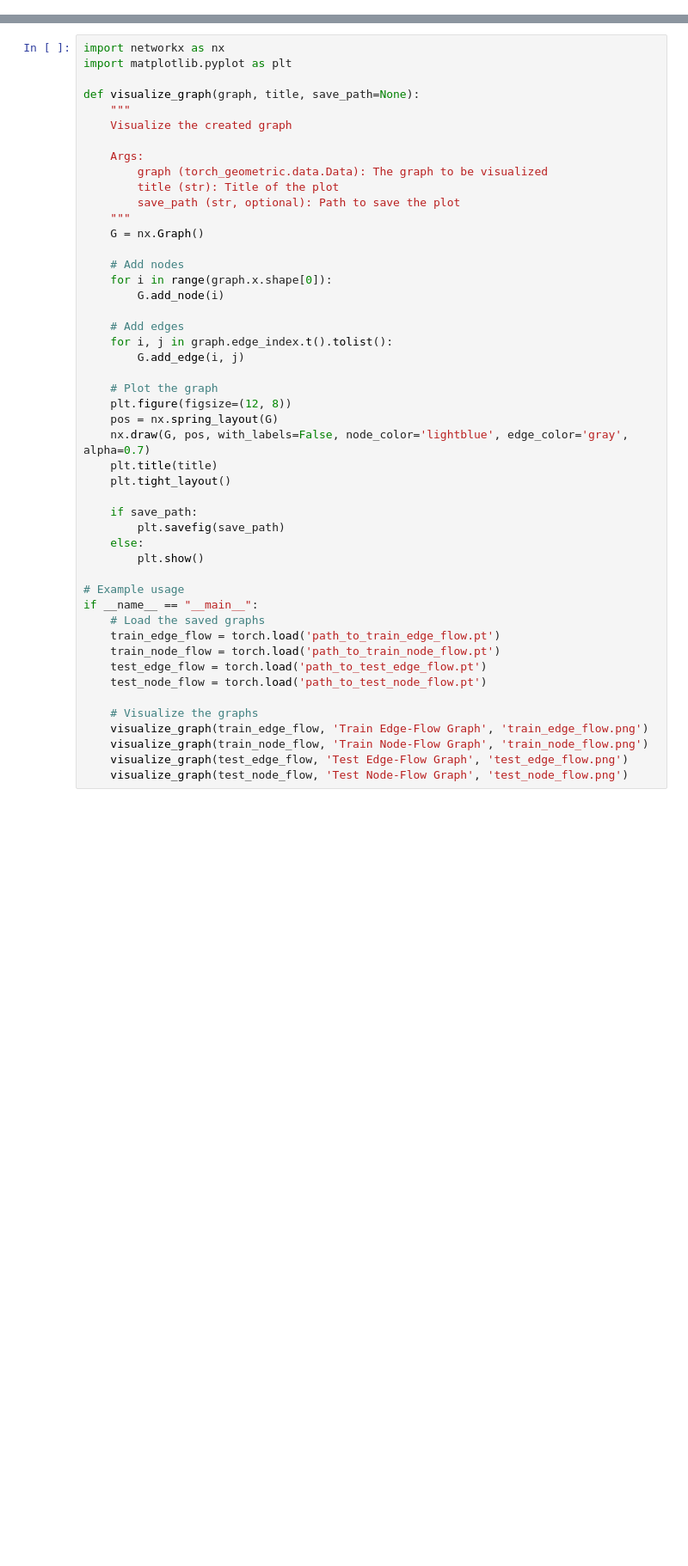
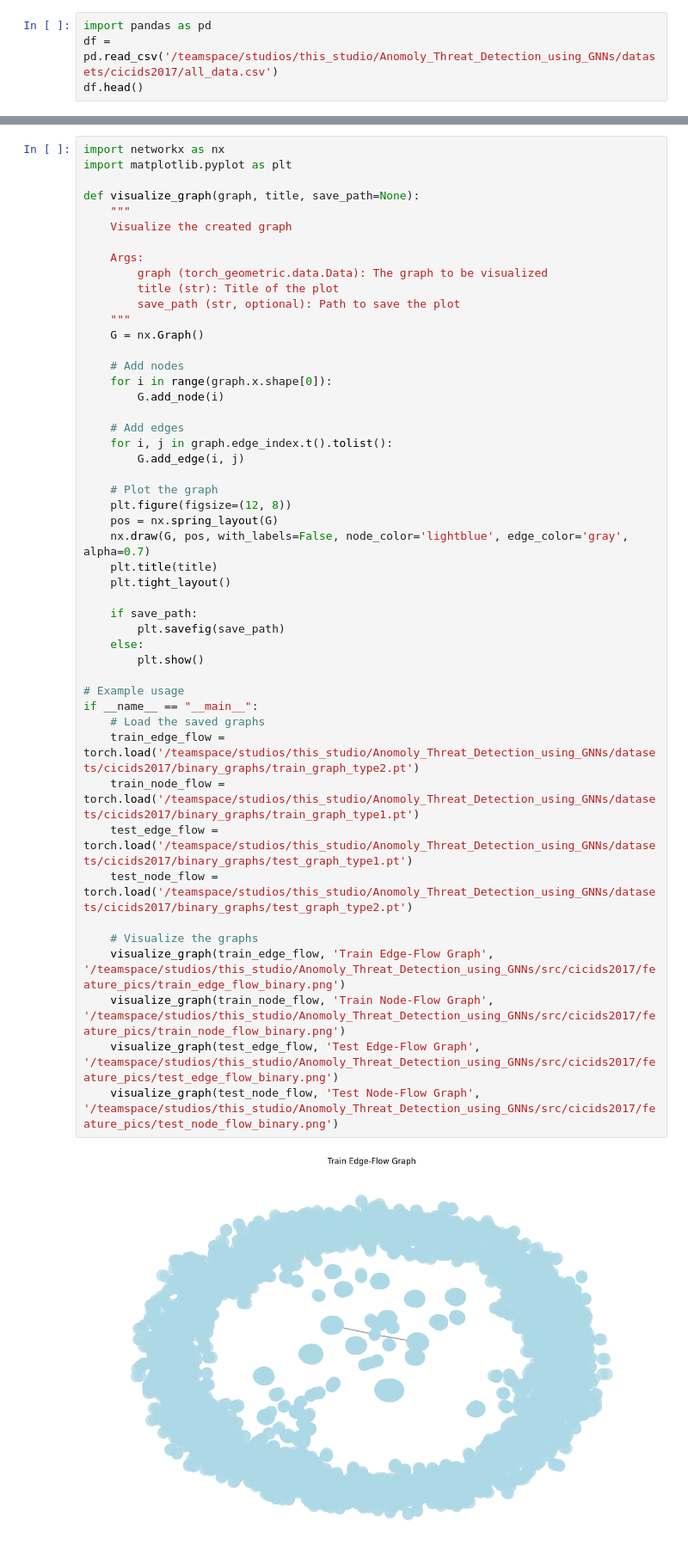
Before and after one commit to AmazingK2k3/Anomoly_Threat_Detection_using_GNNs, a Jupyter notebook: src/cicids2017/graph_creation.ipynb, the cells around one changed output, grey strips where cells are left out. Shown at 86% size. Cells and saved outputs as stored; diff of their text form; blank space fills up the shorter version.

Commit message:
commit - all - models + graphs generated

```diff
--- a/src/cicids2017/graph_creation.ipynb
+++ b/src/cicids2017/graph_creation.ipynb
@@ -233,0 +1,4 @@ split_and_save_graphs(df, 'path_to_save_directory', binary_classification=False)
+# %%
+import pandas as pd
+df = pd.read_csv('/teamspace/studios/this_studio/Anomoly_Threat_Detection_using_GNNs/datasets/cicids2017/all_data.csv')
+df.head()
@@ -244,38 +306,40 @@ def visualize_graph(graph, title, save_path=None):
         title (str): Title of the plot
         save_path (str, optional): Path to save the plot
     """
     G = nx.Graph()
 
     # Add nodes
     for i in range(graph.x.shape[0]):
         G.add_node(i)
 
     # Add edges
     for i, j in graph.edge_index.t().tolist():
         G.add_edge(i, j)
 
     # Plot the graph
     plt.figure(figsize=(12, 8))
     pos = nx.spring_layout(G)
     nx.draw(G, pos, with_labels=False, node_color='lightblue', edge_color='gray', alpha=0.7)
     plt.title(title)
     plt.tight_layout()
 
     if save_path:
         plt.savefig(save_path)
     else:
         plt.show()
 
 # Example usage
 if __name__ == "__main__":
     # Load the saved graphs
-    train_edge_flow = torch.load('path_to_train_edge_flow.pt')
-    train_node_flow = torch.load('path_to_train_node_flow.pt')
-    test_edge_flow = torch.load('path_to_test_edge_flow.pt')
-    test_node_flow = torch.load('path_to_test_node_flow.pt')
+    train_edge_flow = torch.load('/teamspace/studios/this_studio/Anomoly_Threat_Detection_using_GNNs/datasets/cicids2017/binary_graphs/train_graph_type2.pt')
+    train_node_flow = torch.load('/teamspace/studios/this_studio/Anomoly_Threat_Detection_using_GNNs/datasets/cicids2017/binary_graphs/train_graph_type1.pt')
+    test_edge_flow = torch.load('/teamspace/studios/this_studio/Anomoly_Threat_Detection_using_GNNs/datasets/cicids2017/binary_graphs/test_graph_type1.pt')
+    test_node_flow = torch.load('/teamspace/studios/this_studio/Anomoly_Threat_Detection_using_GNNs/datasets/cicids2017/binary_graphs/test_graph_type2.pt')
 
     # Visualize the graphs
-    visualize_graph(train_edge_flow, 'Train Edge-Flow Graph', 'train_edge_flow.png')
-    visualize_graph(train_node_flow, 'Train Node-Flow Graph', 'train_node_flow.png')
-    visualize_graph(test_edge_flow, 'Test Edge-Flow Graph', 'test_edge_flow.png')
-    visualize_graph(test_node_flow, 'Test Node-Flow Graph', 'test_node_flow.png')
+    visualize_graph(train_edge_flow, 'Train Edge-Flow Graph', '/teamspace/studios/this_studio/Anomoly_Threat_Detection_using_GNNs/src/cicids2017/feature_pics/train_edge_flow_binary.png')
+    visualize_graph(train_node_flow, 'Train Node-Flow Graph', '/teamspace/studios/this_studio/Anomoly_Threat_Detection_using_GNNs/src/cicids2017/feature_pics/train_node_flow_binary.png')
+    visualize_graph(test_edge_flow, 'Test Edge-Flow Graph', '/teamspace/studios/this_studio/Anomoly_Threat_Detection_using_GNNs/src/cicids2017/feature_pics/test_edge_flow_binary.png')
+    visualize_graph(test_node_flow, 'Test Node-Flow Graph', '/teamspace/studios/this_studio/Anomoly_Threat_Detection_using_GNNs/src/cicids2017/feature_pics/test_node_flow_binary.png')
+# %% [output]
+[figure, added]
```
Also changed, not shown: parts of 7 cells of this notebook, 12 other files.
